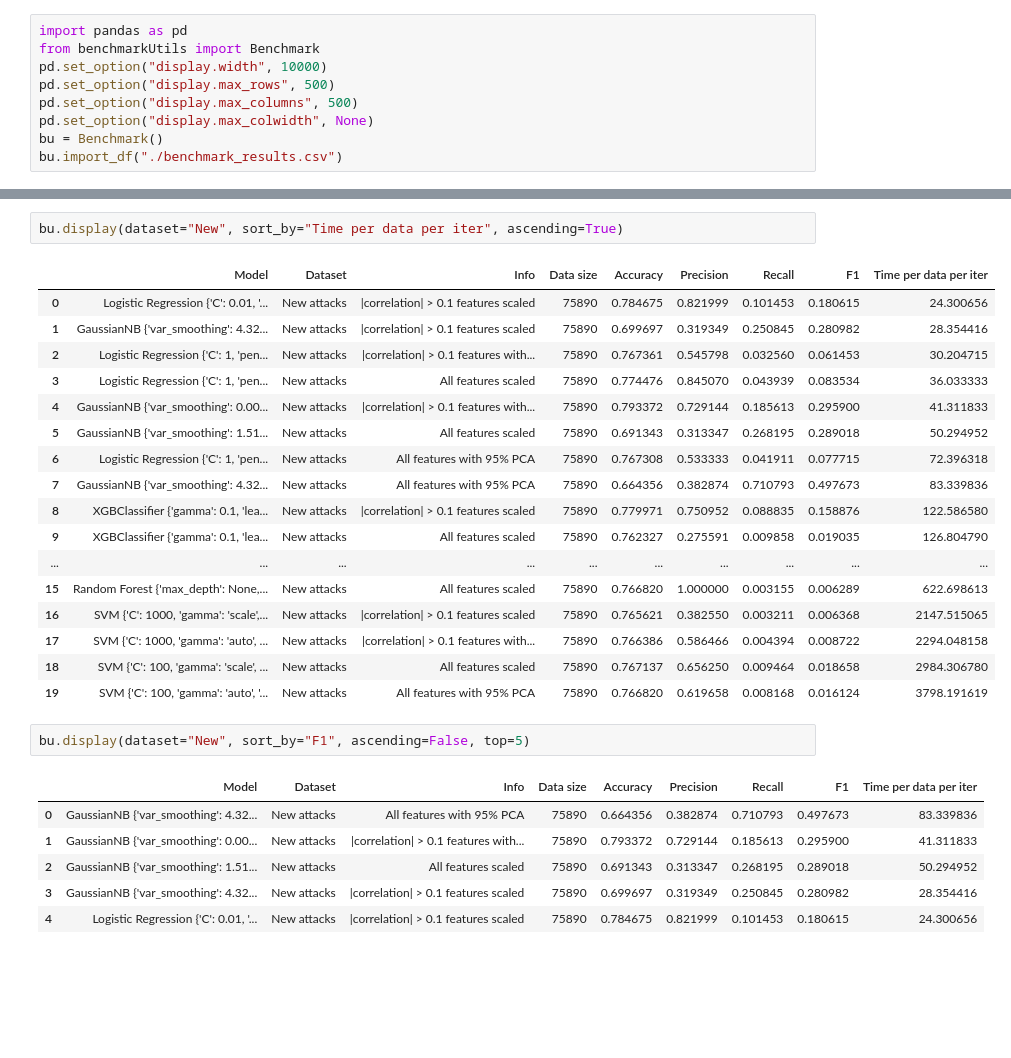
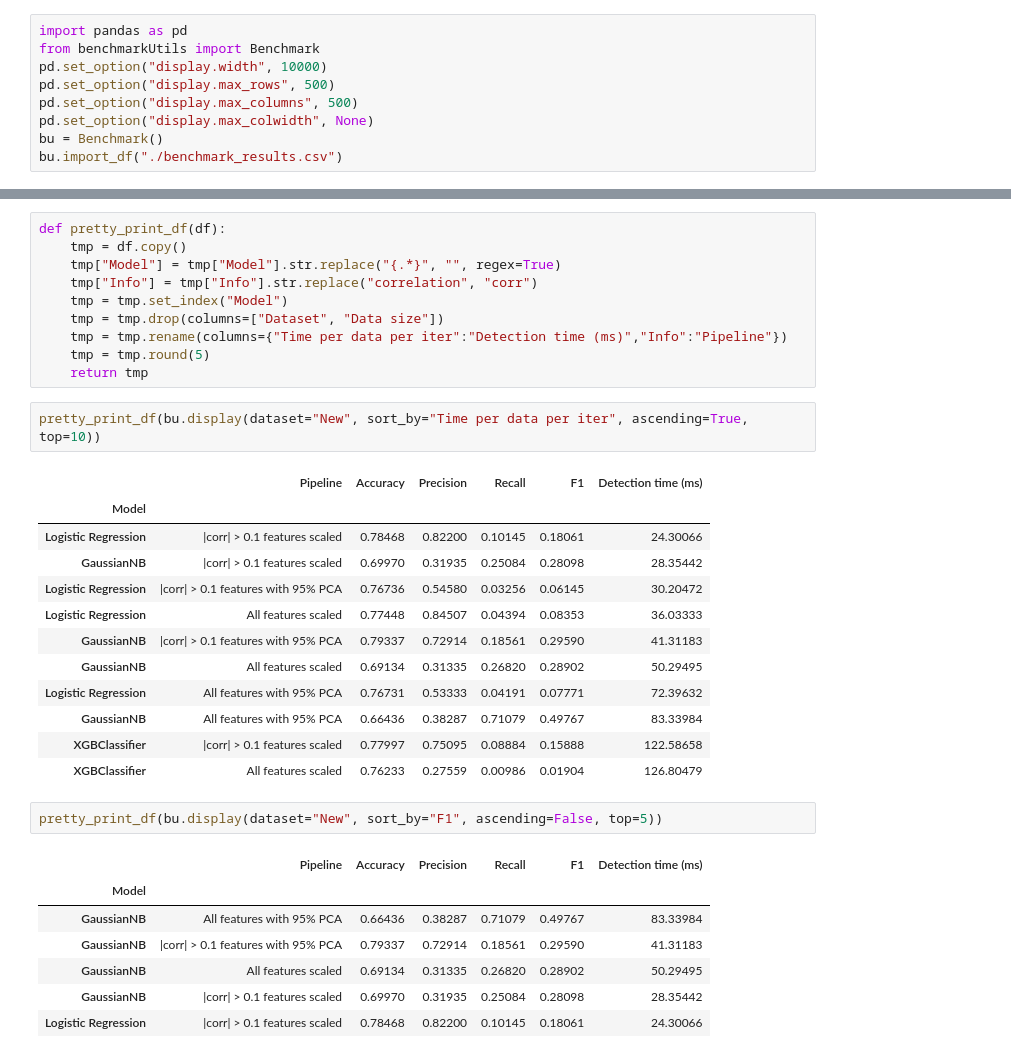
Before and after one commit to ibrahimmkhalid/data-245-project, a Jupyter notebook: results_analysis.ipynb, the cells around one changed output, grey strips where cells are left out. Saved outputs shown, nothing was run; the diff lists cells and outputs as text; blank space fills up the shorter version.

```diff
--- a/results_analysis.ipynb
+++ b/results_analysis.ipynb
@@ -201,33 +177,39 @@ Params  :  Random Forest {'max_depth': None, 'min_samples_leaf': 1, 'min_samples
 
 Pipeline:  |correlation| > 0.1 features with 95% PCA
 Params  :  Random Forest {'max_depth': None, 'min_samples_leaf': 1, 'min_samples_split': 2, 'n_estimators': 50}
+# %%
+def pretty_print_df(df):
+    tmp = df.copy()
+    tmp["Model"] = tmp["Model"].str.replace("{.*}", "", regex=True)
+    tmp["Info"] = tmp["Info"].str.replace("correlation", "corr")
+    tmp = tmp.set_index("Model")
+    tmp = tmp.drop(columns=["Dataset", "Data size"])
+    tmp = tmp.rename(columns={"Time per data per iter":"Detection time (ms)","Info":"Pipeline"})
+    tmp = tmp.round(5)
+    return tmp
 # %%
-bu.display(dataset="New", sort_by="Time per data per iter", ascending=True)
+pretty_print_df(bu.display(dataset="New", sort_by="Time per data per iter", ascending=True, top=10))
 # %% [output]
-|  | Model | Dataset | Info | Data size | Accuracy | Precision | Recall | F1 | Time per data per iter |
-| 0 | Logistic Regression {'C': 0.01, '... | New attacks | |correlation| > 0.1 features scaled | 75890 | 0.784675 | 0.821999 | 0.101453 | 0.180615 | 24.300656 |
-| 1 | GaussianNB {'var_smoothing': 4.32... | New attacks | |correlation| > 0.1 features scaled | 75890 | 0.699697 | 0.319349 | 0.250845 | 0.280982 | 28.354416 |
-| 2 | Logistic Regression {'C': 1, 'pen... | New attacks | |correlation| > 0.1 features with... | 75890 | 0.767361 | 0.545798 | 0.032560 | 0.061453 | 30.204715 |
-| 3 | Logistic Regression {'C': 1, 'pen... | New attacks | All features scaled | 75890 | 0.774476 | 0.845070 | 0.043939 | 0.083534 | 36.033333 |
-| 4 | GaussianNB {'var_smoothing': 0.00... | New attacks | |correlation| > 0.1 features with... | 75890 | 0.793372 | 0.729144 | 0.185613 | 0.295900 | 41.311833 |
-| 5 | GaussianNB {'var_smoothing': 1.51... | New attacks | All features scaled | 75890 | 0.691343 | 0.313347 | 0.268195 | 0.289018 | 50.294952 |
-| 6 | Logistic Regression {'C': 1, 'pen... | New attacks | All features with 95% PCA | 75890 | 0.767308 | 0.533333 | 0.041911 | 0.077715 | 72.396318 |
-| 7 | GaussianNB {'var_smoothing': 4.32... | New attacks | All features with 95% PCA | 75890 | 0.664356 | 0.382874 | 0.710793 | 0.497673 | 83.339836 |
-| 8 | XGBClassifier {'gamma': 0.1, 'lea... | New attacks | |correlation| > 0.1 features scaled | 75890 | 0.779971 | 0.750952 | 0.088835 | 0.158876 | 122.586580 |
-| 9 | XGBClassifier {'gamma': 0.1, 'lea... | New attacks | All features scaled | 75890 | 0.762327 | 0.275591 | 0.009858 | 0.019035 | 126.804790 |
-| ... | ... | ... | ... | ... | ... | ... | ... | ... | ... |
-| 15 | Random Forest {'max_depth': None,... | New attacks | All features scaled | 75890 | 0.766820 | 1.000000 | 0.003155 | 0.006289 | 622.698613 |
-| 16 | SVM {'C': 1000, 'gamma': 'scale',... | New attacks | |correlation| > 0.1 features scaled | 75890 | 0.765621 | 0.382550 | 0.003211 | 0.006368 | 2147.515065 |
-| 17 | SVM {'C': 1000, 'gamma': 'auto', ... | New attacks | |correlation| > 0.1 features with... | 75890 | 0.766386 | 0.586466 | 0.004394 | 0.008722 | 2294.048158 |
-| 18 | SVM {'C': 100, 'gamma': 'scale', ... | New attacks | All features scaled | 75890 | 0.767137 | 0.656250 | 0.009464 | 0.018658 | 2984.306780 |
-| 19 | SVM {'C': 100, 'gamma': 'auto', '... | New attacks | All features with 95% PCA | 75890 | 0.766820 | 0.619658 | 0.008168 | 0.016124 | 3798.191619 |
+|  | Pipeline | Accuracy | Precision | Recall | F1 | Detection time (ms) |
+| Model |  |  |  |  |  |  |
+| Logistic Regression | |corr| > 0.1 features scaled | 0.78468 | 0.82200 | 0.10145 | 0.18061 | 24.30066 |
+| GaussianNB | |corr| > 0.1 features scaled | 0.69970 | 0.31935 | 0.25084 | 0.28098 | 28.35442 |
+| Logistic Regression | |corr| > 0.1 features with 95% PCA | 0.76736 | 0.54580 | 0.03256 | 0.06145 | 30.20472 |
+| Logistic Regression | All features scaled | 0.77448 | 0.84507 | 0.04394 | 0.08353 | 36.03333 |
+| GaussianNB | |corr| > 0.1 features with 95% PCA | 0.79337 | 0.72914 | 0.18561 | 0.29590 | 41.31183 |
+| GaussianNB | All features scaled | 0.69134 | 0.31335 | 0.26820 | 0.28902 | 50.29495 |
+| Logistic Regression | All features with 95% PCA | 0.76731 | 0.53333 | 0.04191 | 0.07771 | 72.39632 |
+| GaussianNB | All features with 95% PCA | 0.66436 | 0.38287 | 0.71079 | 0.49767 | 83.33984 |
+| XGBClassifier | |corr| > 0.1 features scaled | 0.77997 | 0.75095 | 0.08884 | 0.15888 | 122.58658 |
+| XGBClassifier | All features scaled | 0.76233 | 0.27559 | 0.00986 | 0.01904 | 126.80479 |
 # %%
-bu.display(dataset="New", sort_by="F1", ascending=False, top=5)
+pretty_print_df(bu.display(dataset="New", sort_by="F1", ascending=False, top=5))
 # %% [output]
-|  | Model | Dataset | Info | Data size | Accuracy | Precision | Recall | F1 | Time per data per iter |
-| 0 | GaussianNB {'var_smoothing': 4.32... | New attacks | All features with 95% PCA | 75890 | 0.664356 | 0.382874 | 0.710793 | 0.497673 | 83.339836 |
-| 1 | GaussianNB {'var_smoothing': 0.00... | New attacks | |correlation| > 0.1 features with... | 75890 | 0.793372 | 0.729144 | 0.185613 | 0.295900 | 41.311833 |
-| 2 | GaussianNB {'var_smoothing': 1.51... | New attacks | All features scaled | 75890 | 0.691343 | 0.313347 | 0.268195 | 0.289018 | 50.294952 |
-| 3 | GaussianNB {'var_smoothing': 4.32... | New attacks | |correlation| > 0.1 features scaled | 75890 | 0.699697 | 0.319349 | 0.250845 | 0.280982 | 28.354416 |
-| 4 | Logistic Regression {'C': 0.01, '... | New attacks | |correlation| > 0.1 features scaled | 75890 | 0.784675 | 0.821999 | 0.101453 | 0.180615 | 24.300656 |
+|  | Pipeline | Accuracy | Precision | Recall | F1 | Detection time (ms) |
+| Model |  |  |  |  |  |  |
+| GaussianNB | All features with 95% PCA | 0.66436 | 0.38287 | 0.71079 | 0.49767 | 83.33984 |
+| GaussianNB | |corr| > 0.1 features with 95% PCA | 0.79337 | 0.72914 | 0.18561 | 0.29590 | 41.31183 |
+| GaussianNB | All features scaled | 0.69134 | 0.31335 | 0.26820 | 0.28902 | 50.29495 |
+| GaussianNB | |corr| > 0.1 features scaled | 0.69970 | 0.31935 | 0.25084 | 0.28098 | 28.35442 |
+| Logistic Regression | |corr| > 0.1 features scaled | 0.78468 | 0.82200 | 0.10145 | 0.18061 | 24.30066 |
 # %%
```
Also changed, not shown: parts of 13 cells of this notebook.
